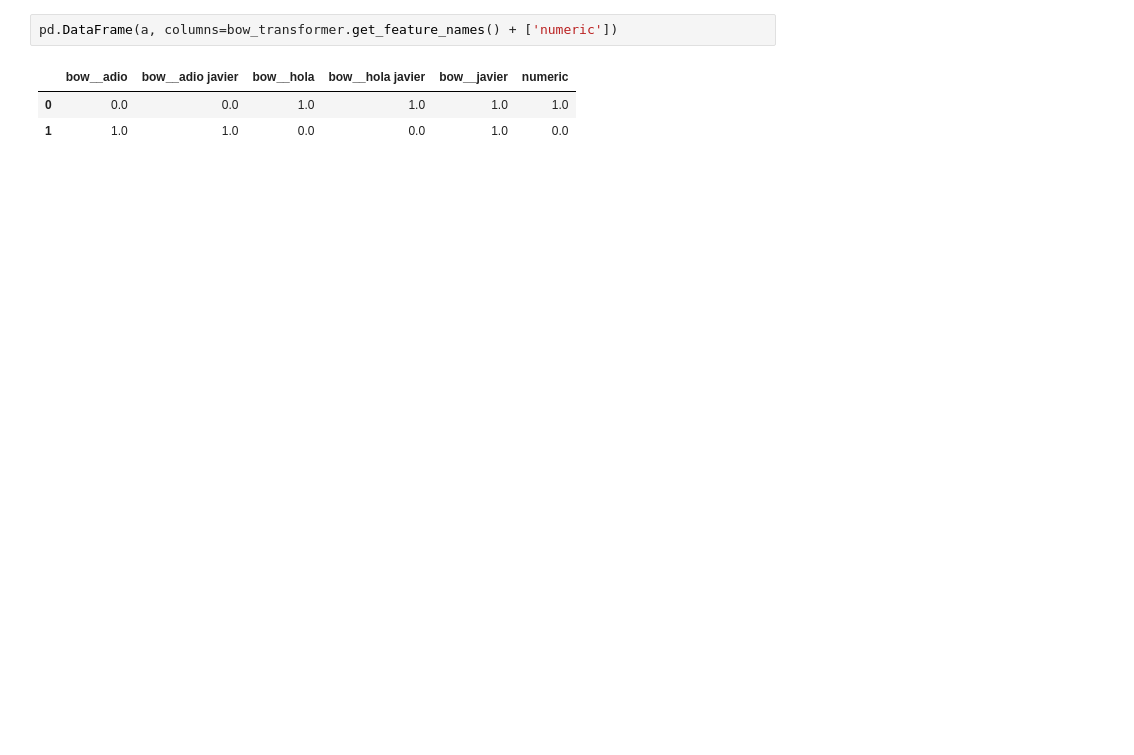
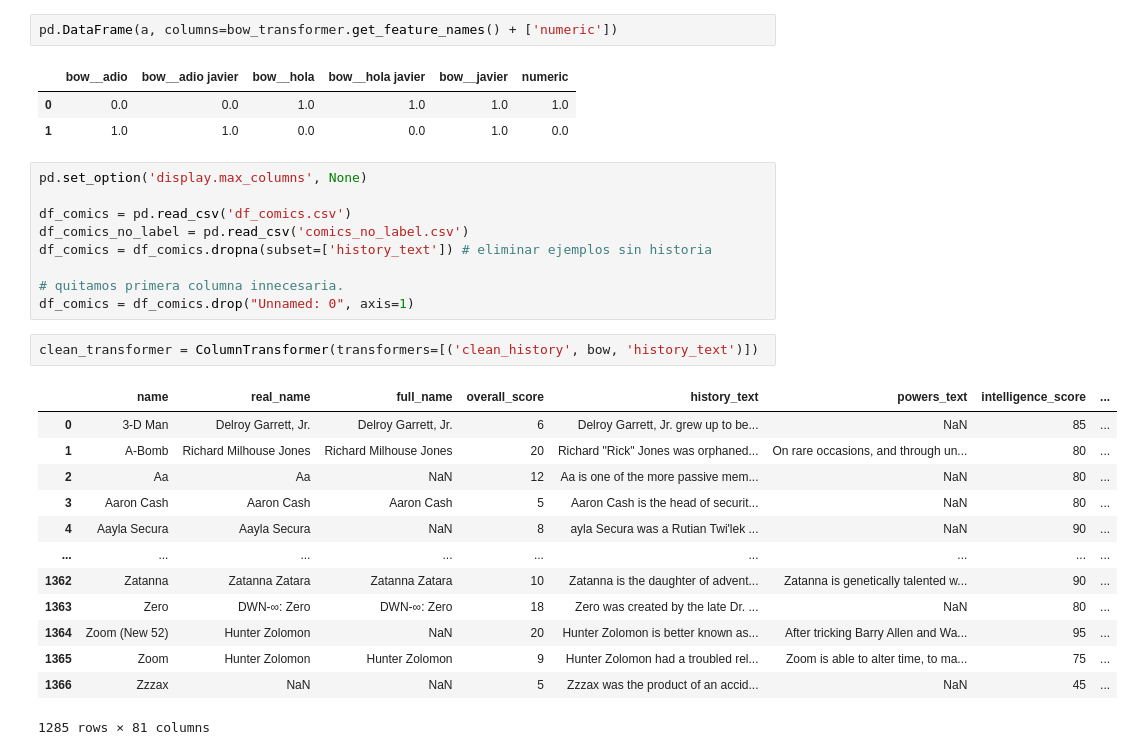
Before and after one commit to jignaciocastro8/lab-ciencia-datos, a Jupyter notebook: lab8/test_nb.ipynb, the cells around one changed output. Cells and saved outputs as stored; diff of their text form; blank space fills up the shorter version.

```diff
--- a/lab8/test_nb.ipynb
+++ b/lab8/test_nb.ipynb
@@ -93,3 +104,28 @@ pd.DataFrame(a, columns=bow_transformer.get_feature_names() + ['numeric'])
 |  | bow__adio | bow__adio javier | bow__hola | bow__hola javier | bow__javier | numeric |
 | 0 | 0.0 | 0.0 | 1.0 | 1.0 | 1.0 | 1.0 |
 | 1 | 1.0 | 1.0 | 0.0 | 0.0 | 1.0 | 0.0 |
+# %%
+pd.set_option('display.max_columns', None)
+
+df_comics = pd.read_csv('df_comics.csv')
+df_comics_no_label = pd.read_csv('comics_no_label.csv')
+df_comics = df_comics.dropna(subset=['history_text']) # eliminar ejemplos sin historia
+
+# quitamos primera columna innecesaria.
+df_comics = df_comics.drop("Unnamed: 0", axis=1)
+# %%
+clean_transformer = ColumnTransformer(transformers=[('clean_history', bow, 'history_text')])
+# %% [output]
+|  | name | real_name | full_name | overall_score | history_text | powers_text | intelligence_score | ... |
+| 0 | 3-D Man | Delroy Garrett, Jr. | Delroy Garrett, Jr. | 6 | Delroy Garrett, Jr. grew up to be... | NaN | 85 | ... |
+| 1 | A-Bomb | Richard Milhouse Jones | Richard Milhouse Jones | 20 | Richard "Rick" Jones was orphaned... | On rare occasions, and through un... | 80 | ... |
+| 2 | Aa | Aa | NaN | 12 | Aa is one of the more passive mem... | NaN | 80 | ... |
+| 3 | Aaron Cash | Aaron Cash | Aaron Cash | 5 | Aaron Cash is the head of securit... | NaN | 80 | ... |
+| 4 | Aayla Secura | Aayla Secura | NaN | 8 | ayla Secura was a Rutian Twi'lek ... | NaN | 90 | ... |
+| ... | ... | ... | ... | ... | ... | ... | ... | ... |
+| 1362 | Zatanna | Zatanna Zatara | Zatanna Zatara | 10 | Zatanna is the daughter of advent... | Zatanna is genetically talented w... | 90 | ... |
+| 1363 | Zero | DWN-∞: Zero | DWN-∞: Zero | 18 | Zero was created by the late Dr. ... | NaN | 80 | ... |
+| 1364 | Zoom (New 52) | Hunter Zolomon | NaN | 20 | Hunter Zolomon is better known as... | After tricking Barry Allen and Wa... | 95 | ... |
+| 1365 | Zoom | Hunter Zolomon | Hunter Zolomon | 9 | Hunter Zolomon had a troubled rel... | Zoom is able to alter time, to ma... | 75 | ... |
+| 1366 | Zzzax | NaN | NaN | 5 | Zzzax was the product of an accid... | NaN | 45 | ... |
+1285 rows × 81 columns
```
Also changed, not shown: parts of 1 cell of this notebook, 1 other file.
